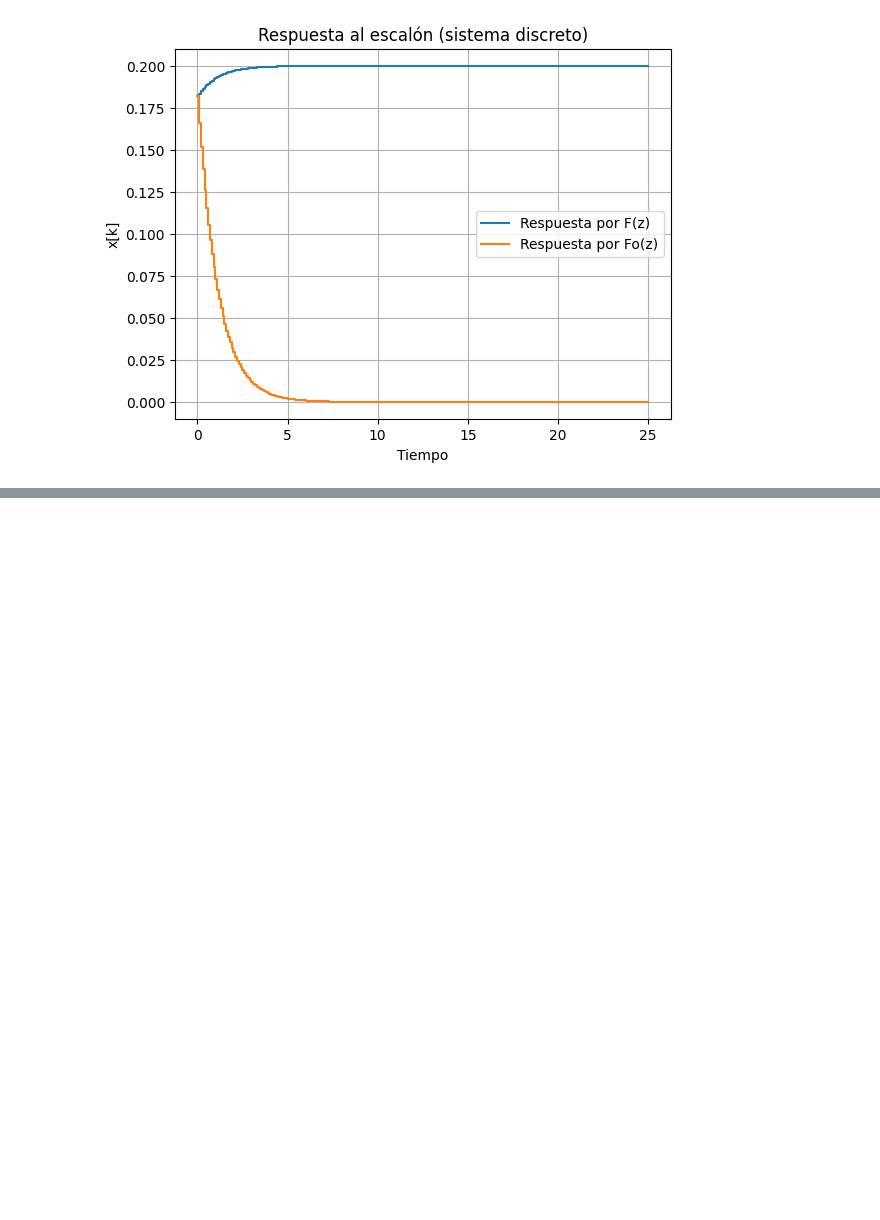
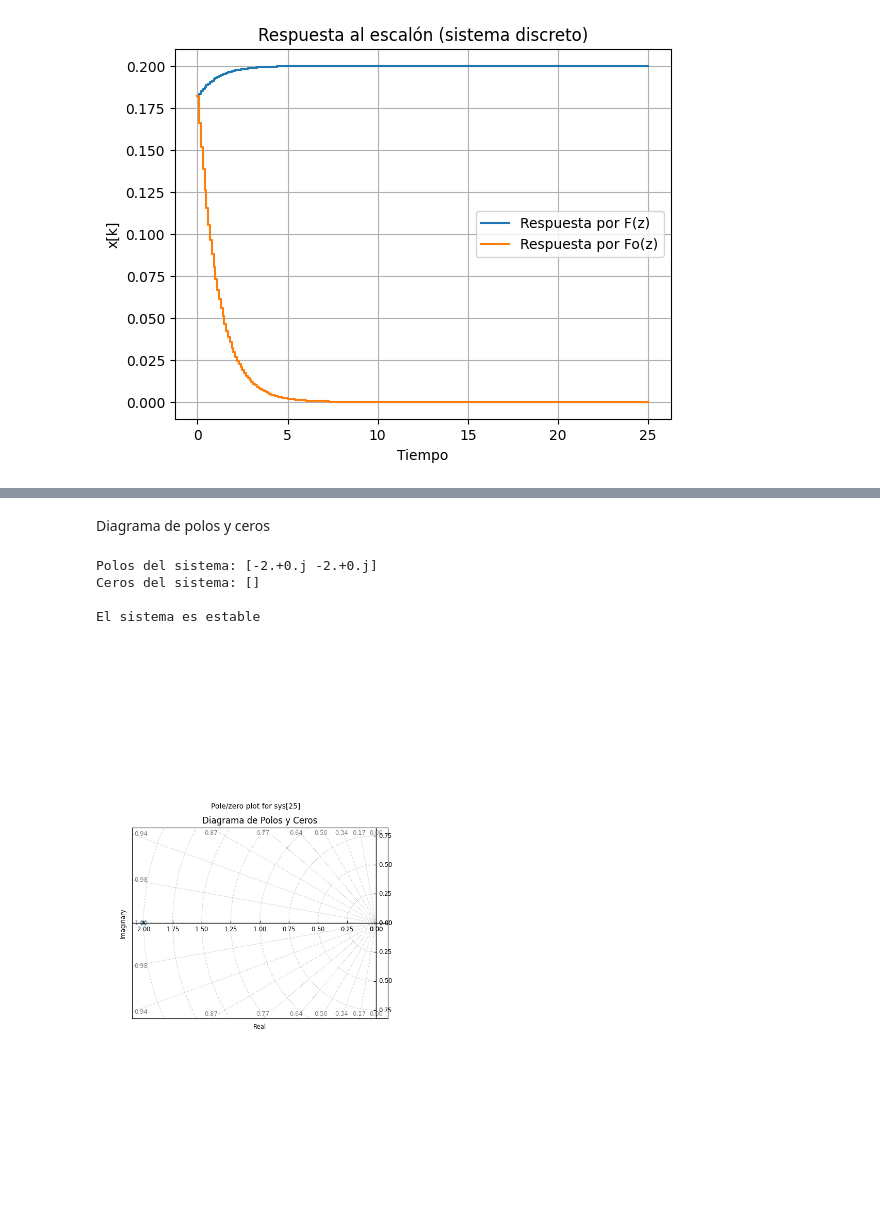
Before and after one commit to juandiego2205/Repository_lab_control, a Jupyter notebook: Code_Practica_1_sistemas_descritos.ipynb, the cells around one changed output, grey strips where cells are left out. Cells and saved outputs as stored; diff of their text form; code cells hidden in the pictures; blank space fills up the shorter version.

```diff
--- a/Code_Practica_1_sistemas_descritos.ipynb
+++ b/Code_Practica_1_sistemas_descritos.ipynb
@@ -177,0 +193,7 @@ plt.show()
+# %%
+numP5 = [0, 4] #as + b
+denP5 = [1, 4, 4] #s^2 + bs + c
+
+G_5 = tf(numP5, denP5)
+
+print("G (s) =", G_5)
@@ -177,0 +209,26 @@ plt.show()
+# %% [markdown]
+Diagrama de polos y ceros
+# %%
+polos = pole(G_5)
+ceros = zero(G_5)
+
+print("Polos del sistema:", polos)
+print("Ceros del sistema:", ceros)
+
+# estabilidad
+if np.all(np.real(polos) < 0):
+    print("\nEl sistema es estable")
+else:
+    print("\nEl sistema es inestable")
+
+# Diagrama de polos y ceros
+plt.figure()
+pzmap(G_5, plot=True, grid=True)
+plt.title("Diagrama de Polos y Ceros")
+plt.show()
+# %% [output]
+Polos del sistema: [-2.+0.j -2.+0.j]
+Ceros del sistema: []
+
+El sistema es estable
+[figure, added]
```
Also changed, not shown: parts of 20 cells of this notebook.
